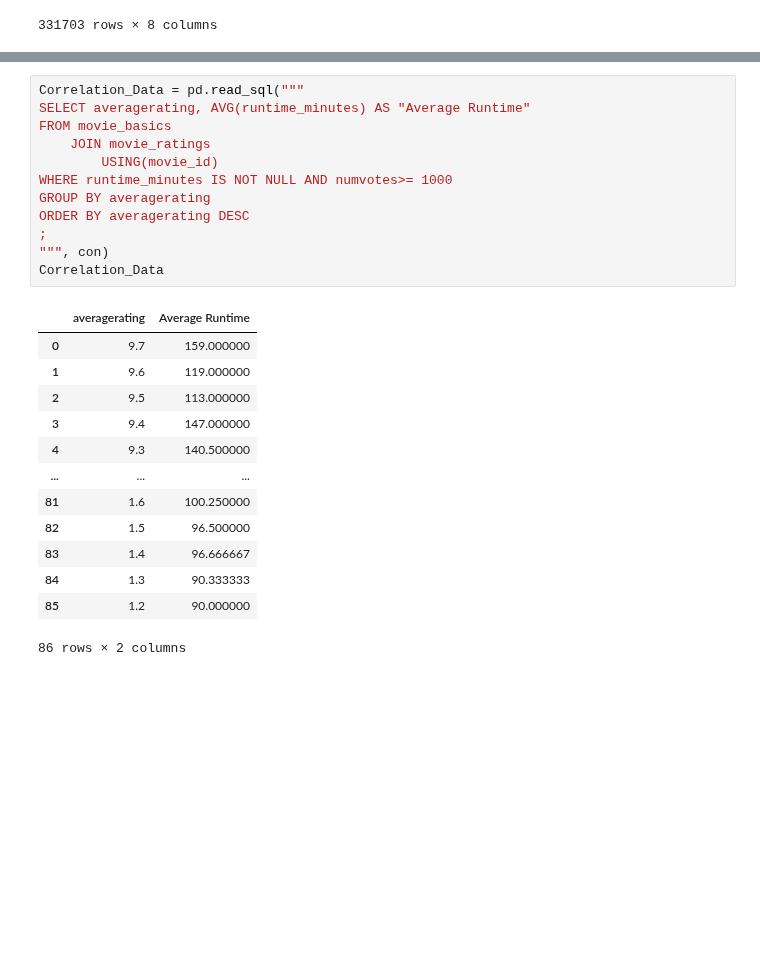
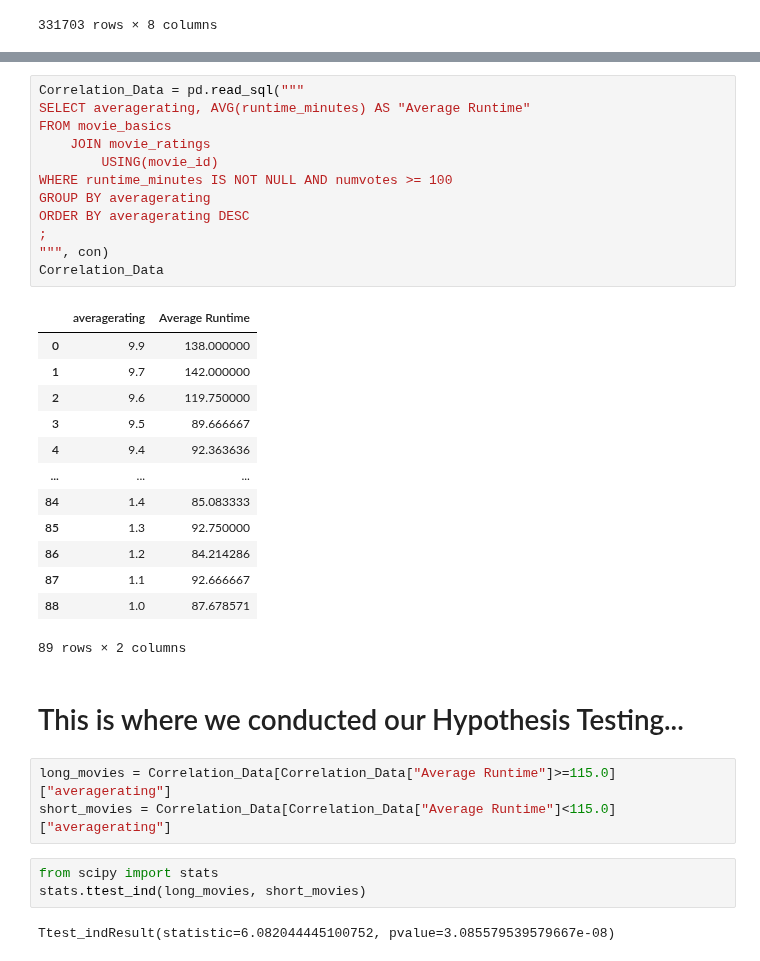
Before and after one commit to mahanabba/Pod_3_Capstone, a Jupyter notebook: neil.ipynb, the cells around one changed output, grey strips where cells are left out. Drawn from its saved outputs; the diff is of its cells as text; blank space fills up the shorter version.

```diff
--- a/neil.ipynb
+++ b/neil.ipynb
@@ -152,26 +171,36 @@ FROM movie_akas
 # %%
 Correlation_Data = pd.read_sql("""
 SELECT averagerating, AVG(runtime_minutes) AS "Average Runtime"
 FROM movie_basics
     JOIN movie_ratings
         USING(movie_id)
-WHERE runtime_minutes IS NOT NULL AND numvotes>= 1000
+WHERE runtime_minutes IS NOT NULL AND numvotes >= 100
 GROUP BY averagerating
 ORDER BY averagerating DESC
 ;
 """, con)
 Correlation_Data
 # %% [output]
 |  | averagerating | Average Runtime |
-| 0 | 9.7 | 159.000000 |
-| 1 | 9.6 | 119.000000 |
-| 2 | 9.5 | 113.000000 |
-| 3 | 9.4 | 147.000000 |
-| 4 | 9.3 | 140.500000 |
+| 0 | 9.9 | 138.000000 |
+| 1 | 9.7 | 142.000000 |
+| 2 | 9.6 | 119.750000 |
+| 3 | 9.5 | 89.666667 |
+| 4 | 9.4 | 92.363636 |
 | ... | ... | ... |
-| 81 | 1.6 | 100.250000 |
-| 82 | 1.5 | 96.500000 |
-| 83 | 1.4 | 96.666667 |
-| 84 | 1.3 | 90.333333 |
-| 85 | 1.2 | 90.000000 |
+| 84 | 1.4 | 85.083333 |
+| 85 | 1.3 | 92.750000 |
+| 86 | 1.2 | 84.214286 |
+| 87 | 1.1 | 92.666667 |
+| 88 | 1.0 | 87.678571 |
-86 rows × 2 columns
+89 rows × 2 columns
+# %% [markdown]
+# This is where we conducted our Hypothesis Testing...
+# %%
+long_movies = Correlation_Data[Correlation_Data["Average Runtime"]>=115.0]["averagerating"]
+short_movies = Correlation_Data[Correlation_Data["Average Runtime"]<115.0]["averagerating"]
+# %%
+from scipy import stats
+stats.ttest_ind(long_movies, short_movies)
+# %% [output]
+Ttest_indResult(statistic=6.082044445100752, pvalue=3.085579539579667e-08)
```
Also changed, not shown: parts of 16 cells of this notebook.
